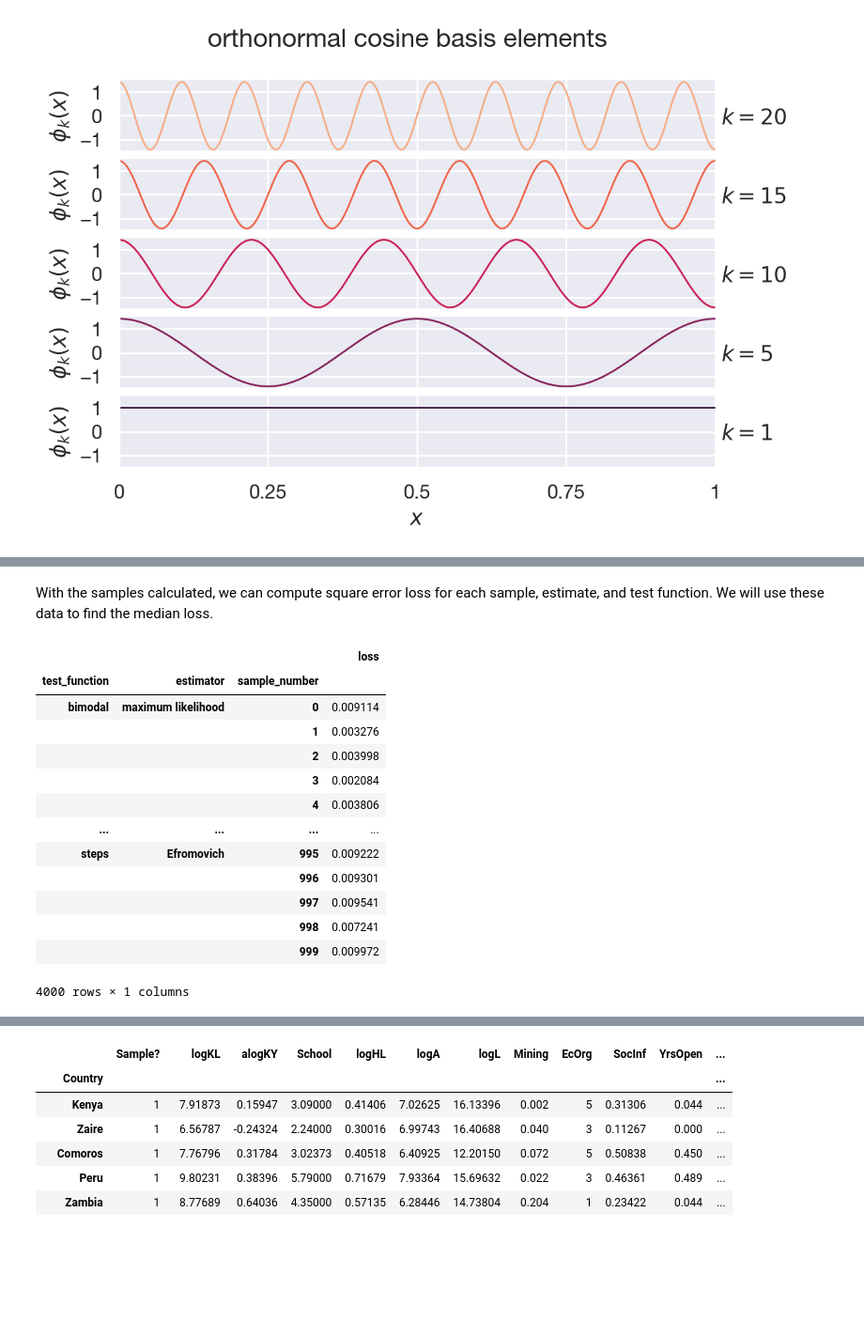
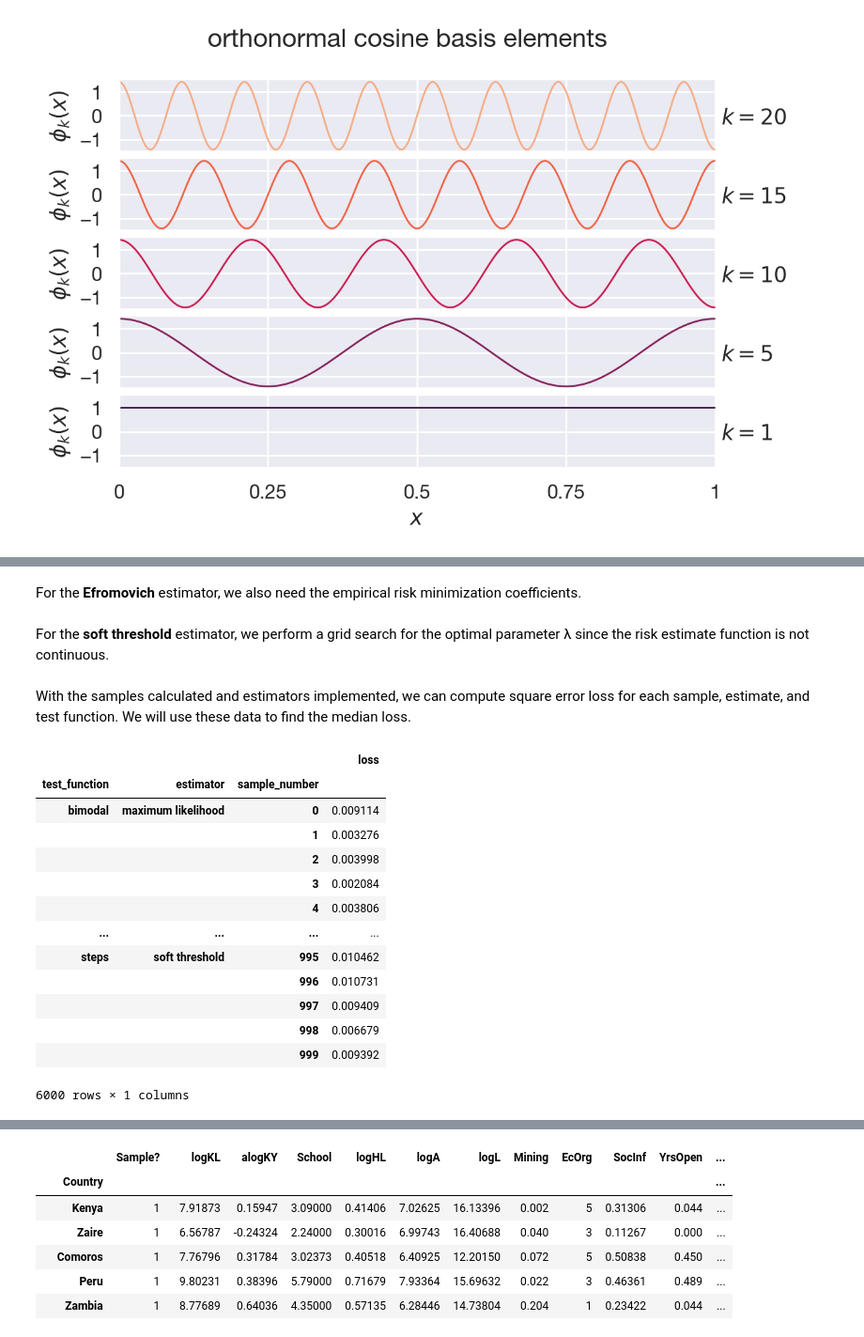
Before and after one commit to satejsoman/econ240a-regression, a Jupyter notebook: ECON240A_H2_pset3.ipynb, the cells around one changed output, grey strips where cells are left out. Shown at 94% size. Saved outputs shown, nothing was run; the diff lists cells and outputs as text; code cells hidden in the pictures; blank space fills up the shorter version.

```diff
--- a/ECON240A_H2_pset3.ipynb
+++ b/ECON240A_H2_pset3.ipynb
@@ -150,0 +130,2 @@ m̂ = {
+# %% [markdown]
+For the **Efromovich** estimator, we also need the empirical risk minimization coefficients.
@@ -151,28 +134,46 @@ m̂ = {
+# %% [markdown]
+For the **soft threshold** estimator, we perform a grid search for the optimal parameter λ since the risk estimate function is not continuous.
+# %%
+l = np.linspace(-5, 5, 5000)[:, None, None]
+
+# drop the constant term in the optimization problem
+R̂0 = {j: -2*σ**2/N * (np.abs(Z[j]) > l).sum(axis = 1) + np.minimum(Z[j]**2, l**2).sum(axis = 1) for j in (s, b)}
+
+λ = {j: l[np.argmin(R̂0[j], axis = 0)].flatten() for j in (s, b)}
+θ = {j: np.where(np.abs(Z[j]) > λ[j], Z[j] + np.sign(Z[j]) * λ[j], 0) for j in (s, b)}
 # %% [markdown]
-With the samples calculated, we can compute square error loss for each sample, estimate, and test function. We will use these data to find the median loss.
+With the samples calculated and estimators implemented, we can compute square error loss for each sample, estimate, and test function. We will use these data to find the median loss.
 # %%
-est_loss = pd.concat([
+m̂ = {
+    (b, ML): ϕk.dot(Z[b]),
+    (b, Ef): ϕk.dot(Z[b] * ĉ[b]),
+    (b, ST): ϕk.dot(θ[b]),
+    (s, ML): ϕk.dot(Z[s]),
+    (s, Ef): ϕk.dot(Z[s] * ĉ[s]),
+    (s, ST): ϕk.dot(θ[s]),
+}
+sq_loss = pd.concat([
     pd.DataFrame((((m̂[j, e] - m[j](X)[:, None]) ** 2).mean(axis = 0)))\
         .reset_index()\
         .assign(test_function = j, estimator = e)
     for (j, e) in m̂.keys()])\
     .rename(columns = {0: "loss", "index": "sample_number"})\
     .set_index((["test_function", "estimator", "sample_number"]))
-(est_loss)
+(sq_loss)
 # %% [output]
 |  |  |  | loss |
 | test_function | estimator | sample_number |  |
 | bimodal | maximum likelihood | 0 | 0.009114 |
 |  |  | 1 | 0.003276 |
 |  |  | 2 | 0.003998 |
 |  |  | 3 | 0.002084 |
 |  |  | 4 | 0.003806 |
 | ... | ... | ... | ... |
-| steps | Efromovich | 995 | 0.009222 |
-|  |  | 996 | 0.009301 |
-|  |  | 997 | 0.009541 |
-|  |  | 998 | 0.007241 |
-|  |  | 999 | 0.009972 |
+| steps | soft threshold | 995 | 0.010462 |
+|  |  | 996 | 0.010731 |
+|  |  | 997 | 0.009409 |
+|  |  | 998 | 0.006679 |
+|  |  | 999 | 0.009392 |
-4000 rows × 1 columns
+6000 rows × 1 columns
 # %%
 # get the average loss for each (test_function, estimator)
```
Also changed, not shown: parts of 8 cells of this notebook.
